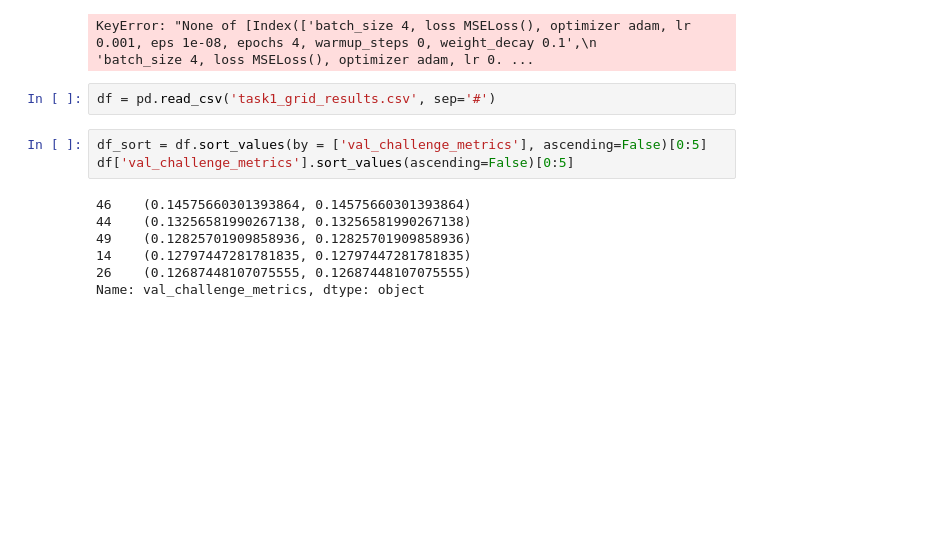
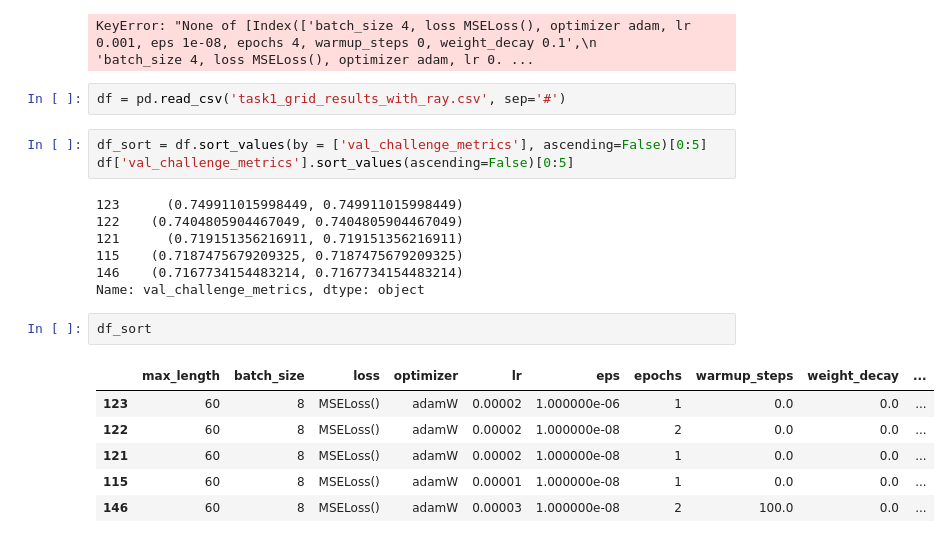
Before and after one commit to mmc185/HLTKeyPointAnalysis, a Jupyter notebook: main.ipynb, the cells around one changed output. Saved outputs shown, nothing was run; the diff lists cells and outputs as text; blank space fills up the shorter version.

```diff
--- a/main.ipynb
+++ b/main.ipynb
@@ -229,14 +311,23 @@ df[df["params"]] == "batch_size 4, loss MSELoss(), optimizer adam, lr 0.00001, e
 # %% [output]
 KeyError: "None of [Index(['batch_size 4, loss MSELoss(), optimizer adam, lr 0.001, eps 1e-08, epochs 4, warmup_steps 0, weight_decay 0.1',\n       'batch_size 4, loss MSELoss(), optimizer adam, lr 0. ...
 # %%
-df = pd.read_csv('task1_grid_results.csv', sep='#')
+df = pd.read_csv('task1_grid_results_with_ray.csv', sep='#')
 # %%
 df_sort = df.sort_values(by = ['val_challenge_metrics'], ascending=False)[0:5]
 df['val_challenge_metrics'].sort_values(ascending=False)[0:5]
 # %% [output]
-46    (0.14575660301393864, 0.14575660301393864)
-44    (0.13256581990267138, 0.13256581990267138)
-49    (0.12825701909858936, 0.12825701909858936)
-14    (0.12797447281781835, 0.12797447281781835)
-26    (0.12687448107075555, 0.12687448107075555)
+123      (0.749911015998449, 0.749911015998449)
+122    (0.7404805904467049, 0.7404805904467049)
+121      (0.719151356216911, 0.719151356216911)
+115    (0.7187475679209325, 0.7187475679209325)
+146    (0.7167734154483214, 0.7167734154483214)
 Name: val_challenge_metrics, dtype: object
+# %%
+df_sort
+# %% [output]
+|  | max_length | batch_size | loss | optimizer | lr | eps | epochs | warmup_steps | weight_decay | ... |
+| 123 | 60 | 8 | MSELoss() | adamW | 0.00002 | 1.000000e-06 | 1 | 0.0 | 0.0 | ... |
+| 122 | 60 | 8 | MSELoss() | adamW | 0.00002 | 1.000000e-08 | 2 | 0.0 | 0.0 | ... |
+| 121 | 60 | 8 | MSELoss() | adamW | 0.00002 | 1.000000e-08 | 1 | 0.0 | 0.0 | ... |
+| 115 | 60 | 8 | MSELoss() | adamW | 0.00001 | 1.000000e-08 | 1 | 0.0 | 0.0 | ... |
+| 146 | 60 | 8 | MSELoss() | adamW | 0.00003 | 1.000000e-08 | 2 | 100.0 | 0.0 | ... |
```
Also changed, not shown: parts of 7 cells of this notebook.
